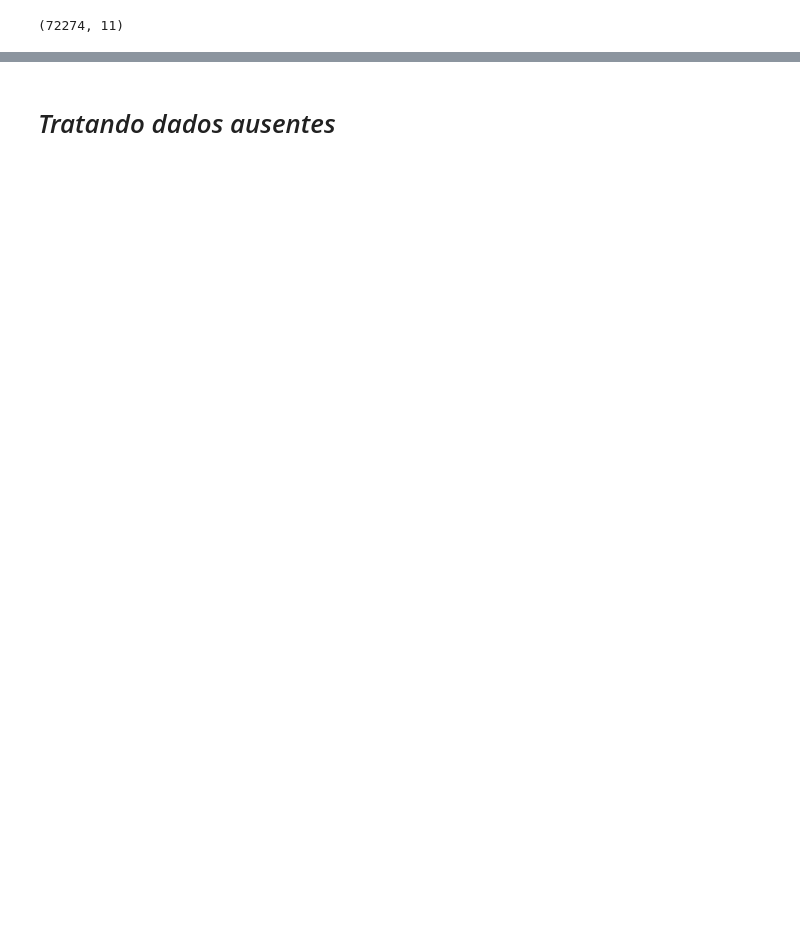
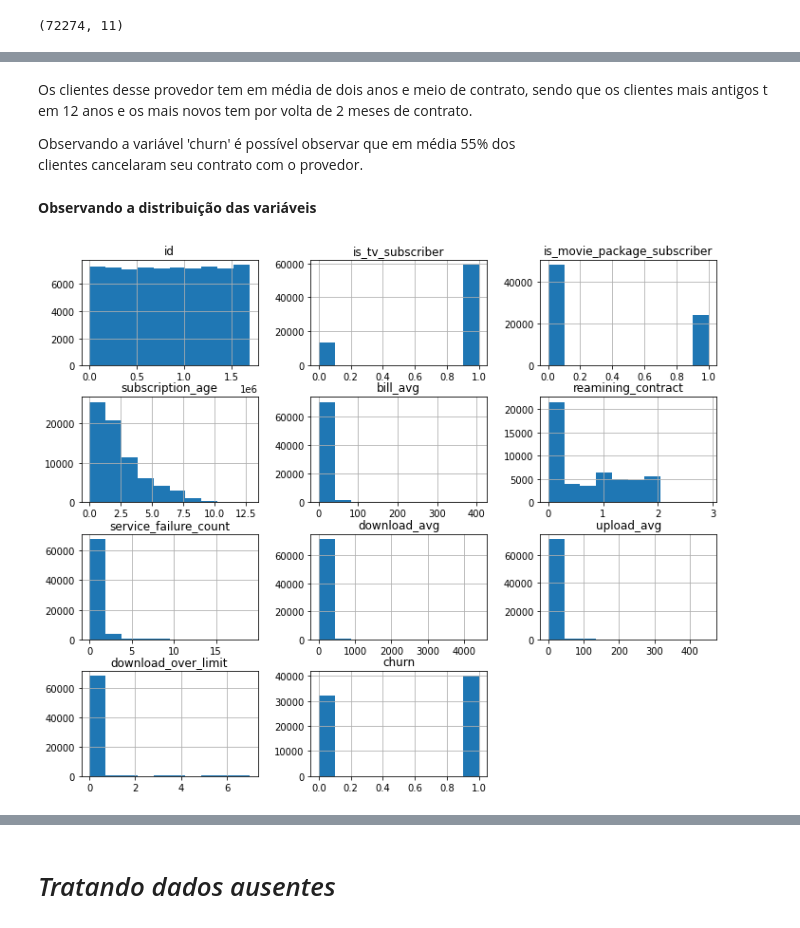
Before and after one commit to JosenildoJunior/Internet_service_churn, a Jupyter notebook: Internet_service_churn.ipynb, the cells around one changed output, grey strips where cells are left out. Saved outputs shown, nothing was run; the diff lists cells and outputs as text; code cells hidden in the pictures; blank space fills up the shorter version.

Commit message:
Update Internet_service_churn.ipynb
Adicionando observações

```diff
--- a/Internet_service_churn.ipynb
+++ b/Internet_service_churn.ipynb
@@ -28,0 +138,11 @@ dados.shape
+# %% [markdown]
+Os clientes desse provedor tem em média de dois anos e meio de contrato, sendo que os clientes mais antigos tem 12 anos e os mais novos tem por volta de 2 meses de contrato.
+
+Observando a variável 'churn' é possível observar que em média 55% dos clientes cancelaram seu contrato com o provedor.
+# %% [markdown]
+**Observando a distribuição das variáveis**
+# %%
+# Criando um gráfico com todas as colunas do dataset
+dados.hist(figsize=(12,10));
+# %% [output]
+[figure, added]
```
Also changed, not shown: parts of 33 cells of this notebook.
